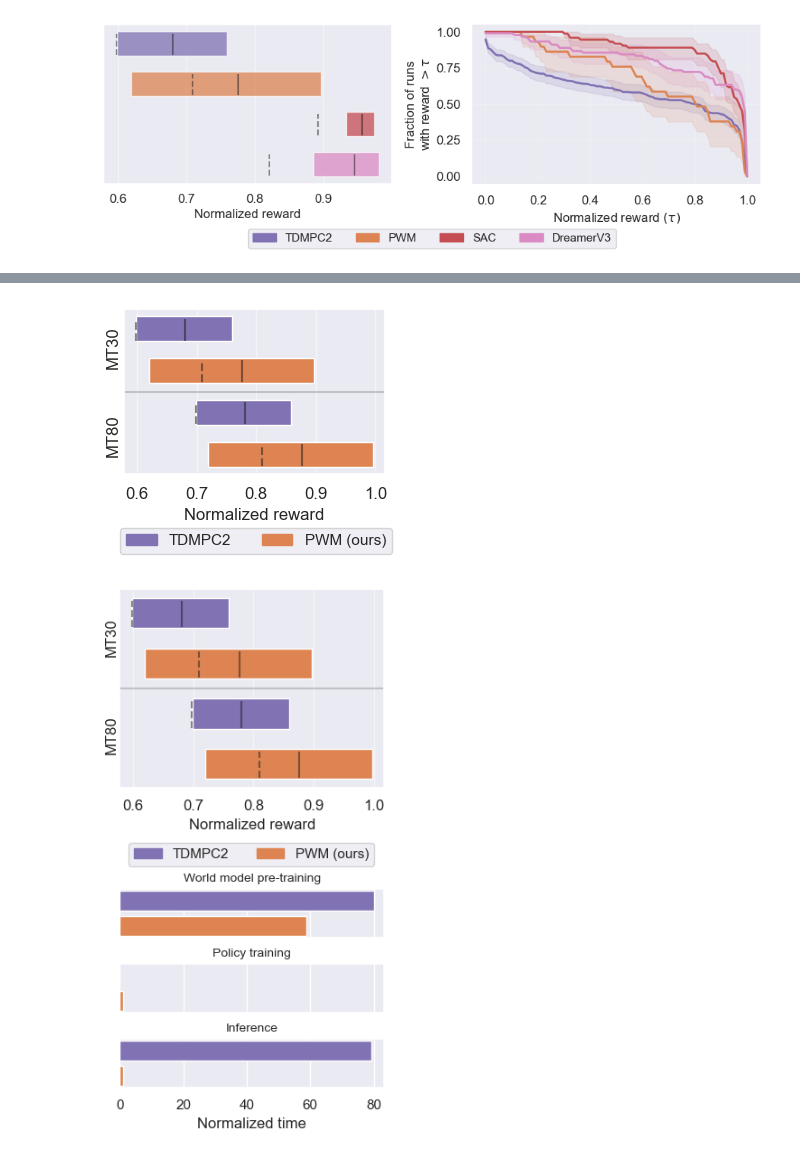
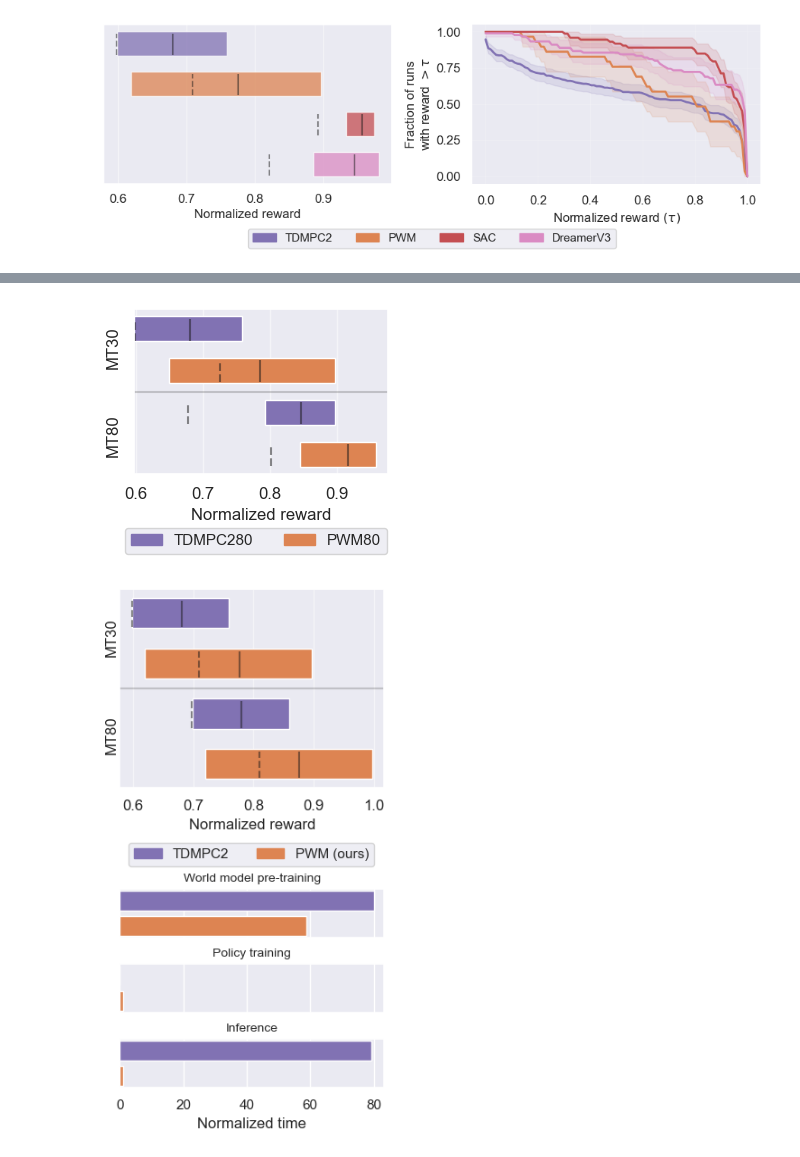
Before and after one commit to imgeorgiev/FoRL-WM, a Jupyter notebook: results/multitask.ipynb, the cells around one changed output, grey strips where cells are left out. Drawn from its saved outputs; the diff is of its cells as text; code cells hidden in the pictures.

```diff
--- a/results/multitask.ipynb
+++ b/results/multitask.ipynb
@@ -132,12 +386,46 @@ plt.savefig("../figures/mutlitask.pdf", bbox_inches="tight")
 # %%
+# Load data and process into metrics
+norm = 1000
+
+pwm30_data = pd.read_csv("data/fowm_mt30_h3_results.csv")
+pwm80_data = pd.read_csv("data/mt80_results.csv")
+pwm80_data["score"] = pwm80_data.episode_reward/norm
+idx = pwm80_data.task.str.startswith("mw")
+pwm80_data.loc[idx, "score"] = pwm80_data[idx].episode_success
+
+
+tdmpc30_data = pd.read_csv("data/tdmpc2_mt30_scores.csv")
+seeds = tdmpc30_data.seed.max()+1
+tdmpc30_scores = tdmpc30_data.episode_reward.values.reshape((-1, seeds, 1))
+
+tdmpc80_data = pd.read_csv("data/tdmpc2_mt80_scores.csv")
+tdmpc80_data["score"] = tdmpc80_data.episode_reward/norm
+idx = tdmpc80_data.task.str.startswith("mw")
+tdmpc80_data.loc[idx, "score"] = tdmpc80_data[idx].episode_success
+seeds = tdmpc80_data.seed.max()+1
+tdmpc80_scores = tdmpc80_data.score.values.reshape((-1, seeds, 1))
+
+# score dict is {algo: np.array num_exp x seeds x episode_rewards}
+score_dict = {
+            "TDMPC230": tdmpc30_scores/norm,
+            "TDMPC280": tdmpc80_scores,
+            "PWM30": pwm30_data.best_reward.values.astype(np.float32)[...,None][...,None]/norm,
+            "PWM80": pwm80_data.score.values.astype(np.float32)[...,None][...,None],
+            }
+
+iqm_scores, iqm_cis = rly.get_interval_estimates(score_dict, iqm, reps=reps)
+mean_scores = {algo: np.mean(scores) for algo,scores in score_dict.items()}
+
 # Plot data
 colors = sns.color_palette()
 
 # baselines are PPO, SAC, TDMPC (no planning), TDMPC plannig, SHAC, FOWM
 colors = {#"SHAC": colors[0],
          # "PPO": colors[2],
-         "TDMPC2": colors[4],
-         "PWM": colors[1],
+         "TDMPC230": colors[4],
+         "TDMPC280": colors[4],
+         "PWM30": colors[1],
+         "PWM80": colors[1],
          "SAC": colors[3],
          # "PWM+planning": colors[5],
          "DreamerV3": colors[6]}
@@ -147,8 +435,7 @@ fig, ax1 = plt.subplots(1,1, figsize=(3,2.5))
 
 # plot CI and median
 h=0.6
-labels = ["PPO", "SAC", "TDMPC2", "PWM", "PWM+planning", "DreamerV3"][::-1]
-labels = ["TDMPC2", "PWM"][::-1]
+labels = ["TDMPC230", "PWM30"][::-1]
 for idx, alg in enumerate(labels):
     idx += 2
     ax1.barh(y=idx, width=iqm_cis[alg][1] - iqm_cis[alg][0], height=0.6, left=iqm_cis[alg][0], color=colors[alg])
@@ -165,16 +452,18 @@ for idx, alg in enumerate(labels):
         linestyle="dashed",
         )
 
-labels = ["TDMPC2", "PWM"][::-1]
-fake_add = 0.1
+labels = ["TDMPC280", "PWM80"][::-1]
+# iqm_cis["TDMPC2"] += 0.05
+# iqm_scores["TDMPC2"] += 0.07
+# mean_scores["TDMPC2"] += 0.1
 for idx, alg in enumerate(labels):
-    ax1.barh(y=idx, width=iqm_cis[alg][1] - iqm_cis[alg][0], height=0.6, left=iqm_cis[alg][0]+fake_add, color=colors[alg])
-    ax1.vlines(x=iqm_scores[alg]+fake_add,
+    ax1.barh(y=idx, width=iqm_cis[alg][1] - iqm_cis[alg][0], height=0.6, left=iqm_cis[alg][0], color=colors[alg])
+    ax1.vlines(x=iqm_scores[alg],
         ymin=idx - (7.5 * h / 16),
         ymax=idx + (6.5 * h / 16),
         color='k',
         alpha=0.5)
-    ax1.vlines(x=mean_scores[alg]+fake_add,
+    ax1.vlines(x=mean_scores[alg],
         ymin=idx - (7.5 * h / 16),
         ymax=idx + (6.5 * h / 16),
         color='k',
@@ -182,34 +471,34 @@ for idx, alg in enumerate(labels):
         linestyle="dashed",
         )
 
 ax1.set_xlabel("Normalized reward")
 ax1.grid(False)
 ax1.grid(True, axis='x', alpha=0.5)
 ax1.set_yticks([])
 ax1.tick_params(axis='both', which='major', labelsize='medium')
 
 xlim = ax1.get_xlim()
 ax1.hlines(1.5, xlim[0], xlim[1], color="k", alpha=0.2)
 ax1.set_xlim(xlim)
 fig.text(0, 0.7, "MT30", rotation=90)
 fig.text(0, 0.35, "MT80", rotation=90)
 
 
 # set legened helpers
 fancy_legend = []
 # for k in colors.keys():
 for k in labels[::-1]:
     if k == "PWM":
         patch = mpatches.Patch(color=colors[k], label="PWM (ours)")
     else:
         patch = mpatches.Patch(color=colors[k], label=k)
     fancy_legend.append(patch)
 
 plt.tight_layout()
 fig.legend(handles=fancy_legend, loc='center', bbox_to_anchor=(0.5, 0.0), fancybox=True, shadow=False, ncol=len(fancy_legend))
 plt.savefig("../figures/mutlitask.pdf", bbox_inches="tight", pad_inches=0)
 # %% [output]
-[figure, old version]
+[figure, new version]
 # %%
 # Plot data
 colors = sns.color_palette()
```
Also changed, not shown: parts of 15 cells of this notebook, 12 other files.
